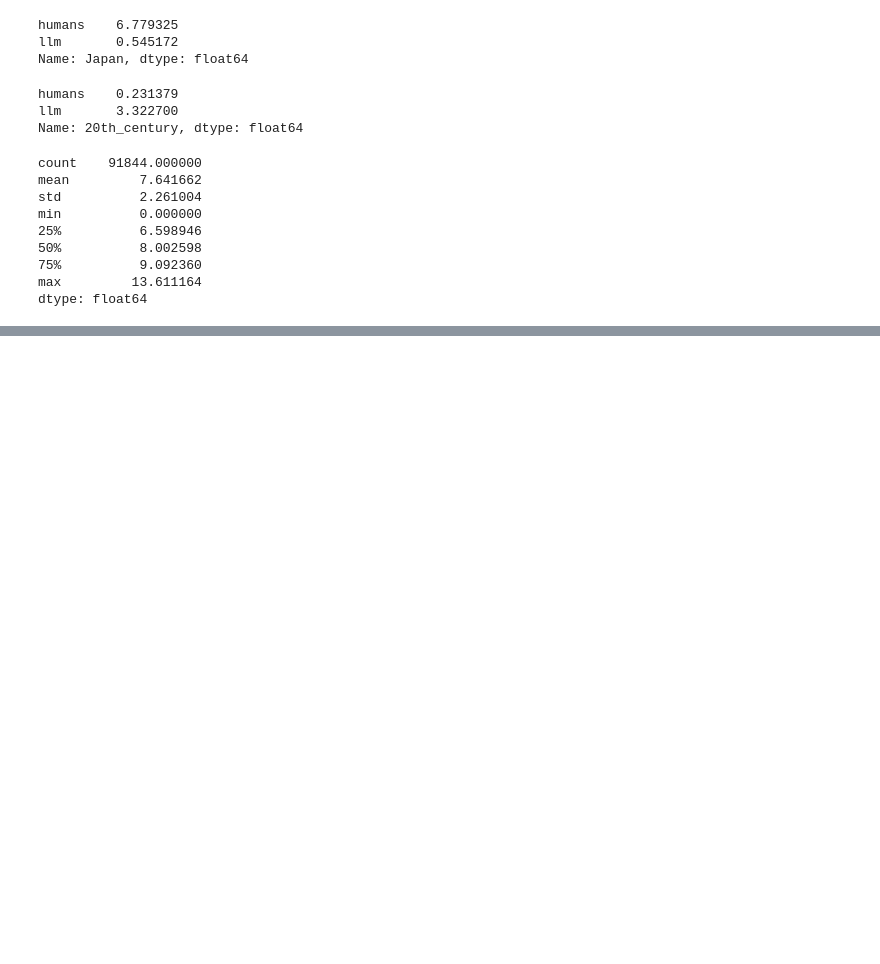
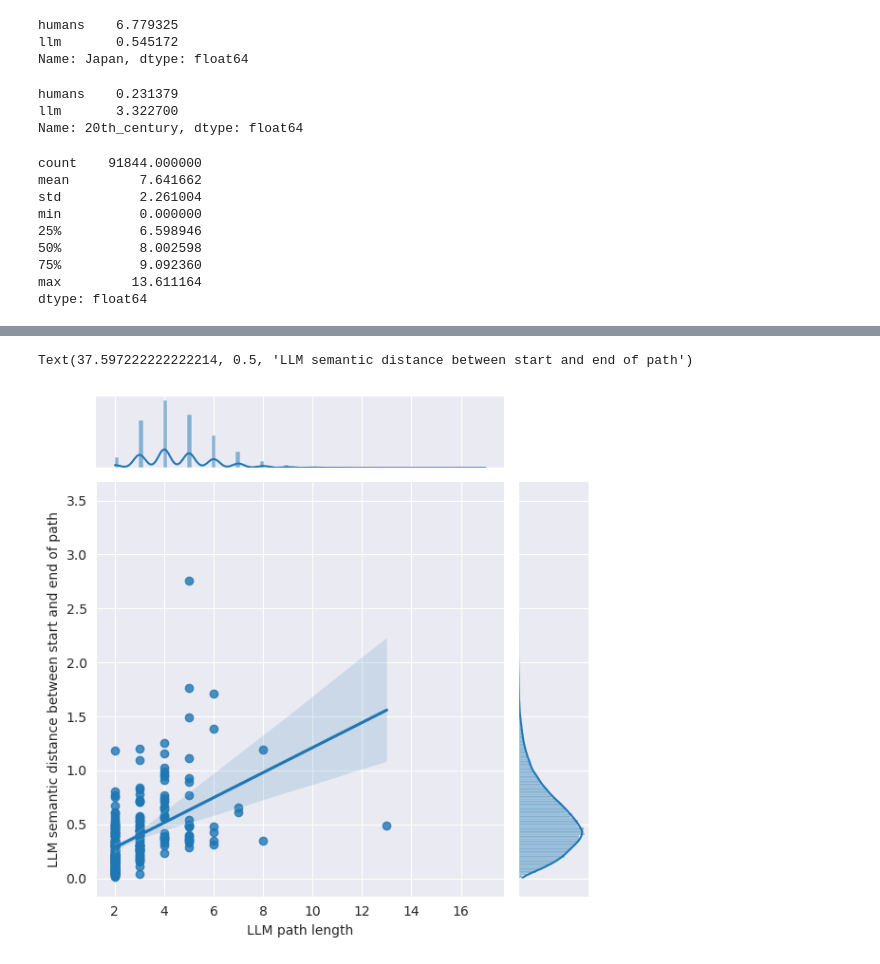
Before and after one commit to epfl-ada/ada-2024-project-adaspeedia, a Jupyter notebook: results.ipynb, the cells around one changed output, grey strips where cells are left out. Cells and saved outputs as stored; diff of their text form; code cells hidden in the pictures; blank space fills up the shorter version.

```diff
--- a/results.ipynb
+++ b/results.ipynb
@@ -342,0 +373,9 @@ dtype: float64
+# %%
+# Plot the same for LLM
+series_paths_len_llm_finished = pd.Series({ (path[0], path[-1]): len(path) for path in paths_finished_llm })
+sns.jointplot(x=series_paths_len_llm_finished, y=series_distances_llm, kind='reg')
+plt.xlabel('LLM path length')series_paths_finished_llm = pd.Series({ (path[0], path[-1]): len(path) for path in paths_finished_llm })
+plt.ylabel('LLM semantic distance between start and end of path')
+# %% [output]
+Text(37.597222222222214, 0.5, 'LLM semantic distance between start and end of path')
+[figure, added]
```
Also changed, not shown: parts of 10 cells of this notebook.
